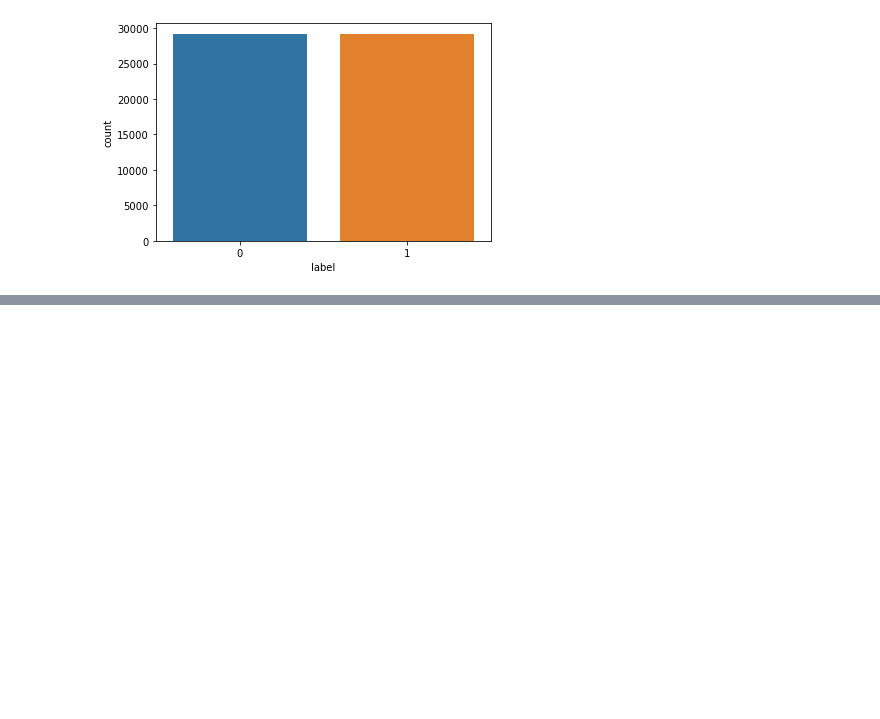
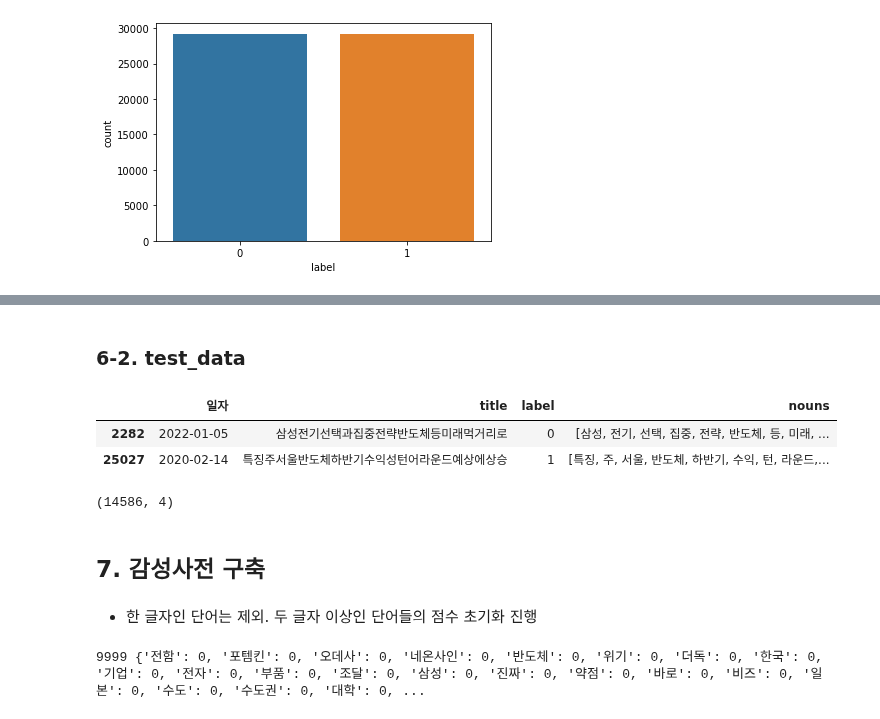
Before and after one commit to youngai1112/HK_Project, a Jupyter notebook: 7.1_뉴스데이터감성분석/01_뉴스데이터감성분석.ipynb, the cells around one changed output, grey strips where cells are left out. Cells and saved outputs as stored; diff of their text form; code cells hidden in the pictures; blank space fills up the shorter version.

Commit message:
감성사전 구축

```diff
--- a/7.1_뉴스데이터감성분석/01_뉴스데이터감성분석.ipynb
+++ b/7.1_뉴스데이터감성분석/01_뉴스데이터감성분석.ipynb
@@ -468,0 +494,36 @@ sns.countplot(x='label', data=merge_data)
+# %% [markdown]
+### 6-2. test_data
+# %%
+# test_data 확인
+test_data.head(2)
+# %% [output]
+|  | 일자 | title | label | nouns |
+| 2282 | 2022-01-05 | 삼성전기선택과집중전략반도체등미래먹거리로 | 0 | [삼성, 전기, 선택, 집중, 전략, 반도체, 등, 미래, ... |
+| 25027 | 2020-02-14 | 특징주서울반도체하반기수익성턴어라운드예상에상승 | 1 | [특징, 주, 서울, 반도체, 하반기, 수익, 턴, 라운드,... |
+# %%
+# test_data shape 확인
+test_data.shape
+# %% [output]
+(14586, 4)
+# %% [markdown]
+## 7. 감성사전 구축
+# %% [markdown]
+- 한 글자인 단어는 제외. 두 글자 이상인 단어들의 점수 초기화 진행
+# %%
+vocab = {}
+count = 0
+for i in news_labeling['nouns']:
+    # news_labeling에 있는 데이터의 양만큼 순회
+    for j in range(len(i)):
+        # i 번째 행의 리스트에 있는 j번째 단어의 길이가 1 이하일 경우 count에 1 추가
+        if i[j] in vocab or len(i[j]) <= 1:
+            count += 1
+            pass
+        else:
+            # i 번째 행의 리스트에 있는 j번째 단어의 길이가 1 이상일 경우 0
+            vocab[i[j]] = 0
+
+vocab
+print(len(vocab), vocab)
+# %% [output]
+9999 {'전함': 0, '포템킨': 0, '오데사': 0, '네온사인': 0, '반도체': 0, '위기': 0, '더독': 0, '한국': 0, '기업': 0, '전자': 0, '부품': 0, '조달': 0, '삼성': 0, '진짜': 0, '약점': 0, '바로': 0, '비즈': 0, '일본': 0, '수도': 0, '수도권': 0, '대학': 0, ...
```
Also changed, not shown: parts of 6 cells of this notebook.
